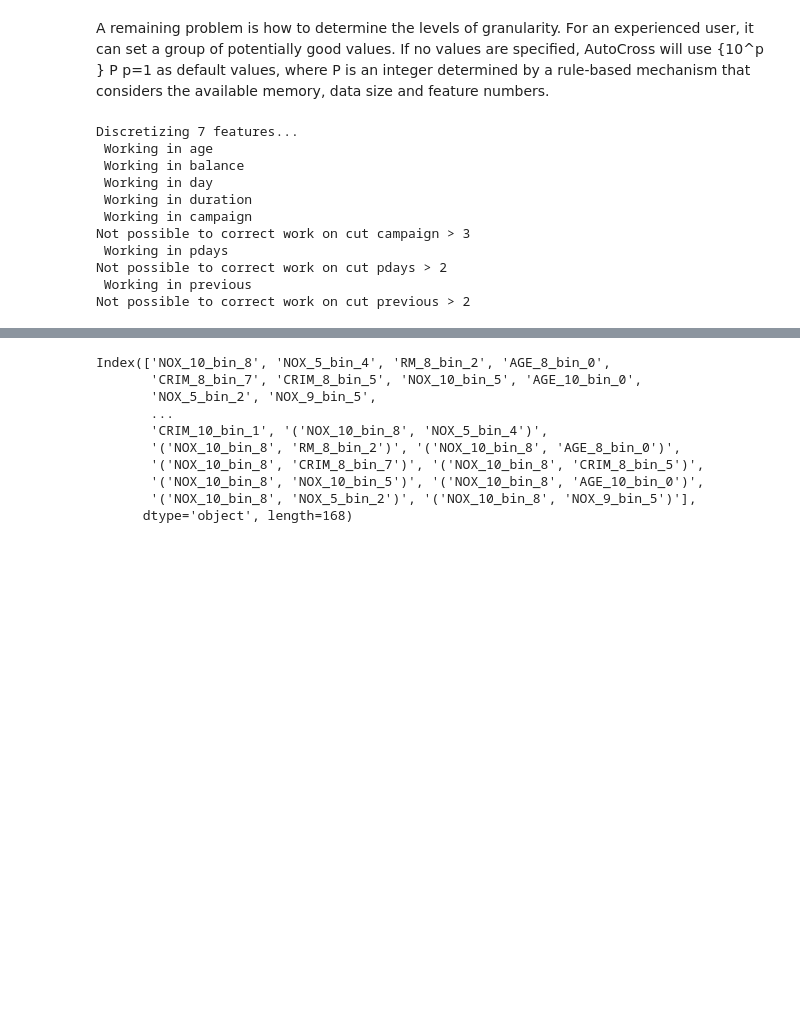
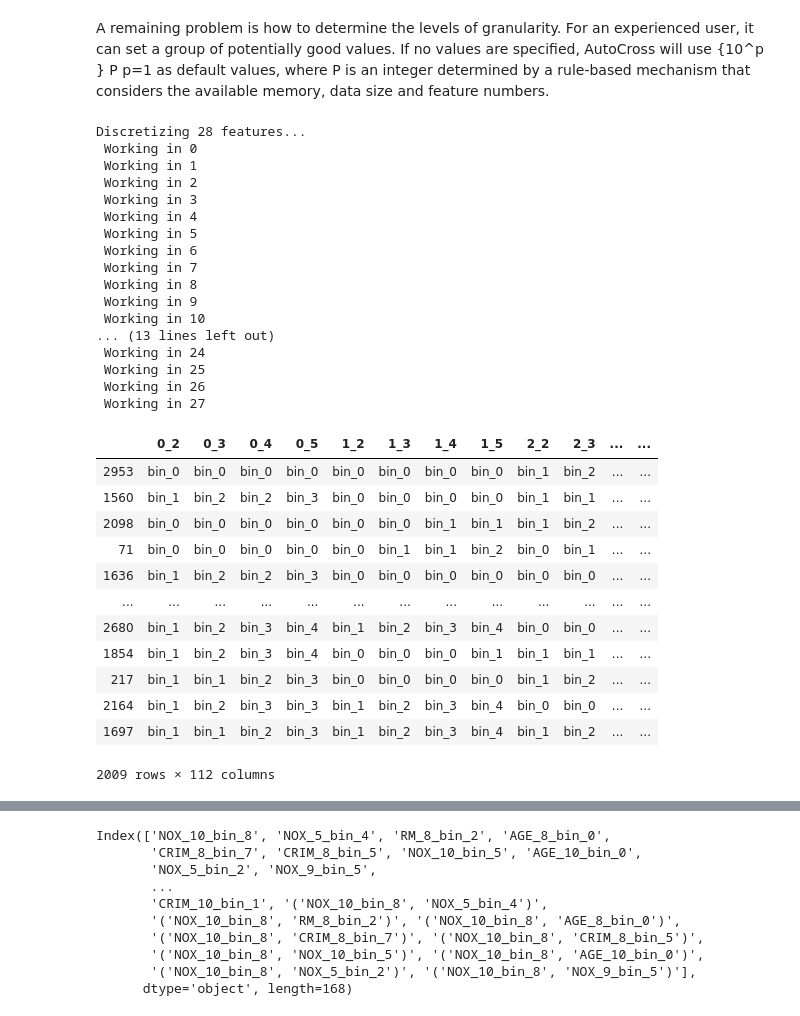
Before and after one commit to FernandoFavoretti/master_AutoML, a Jupyter notebook: articles/Discretization.ipynb, the cells around one changed output, grey strips where cells are left out. Drawn from its saved outputs; the diff is of its cells as text; code cells hidden in the pictures; blank space fills up the shorter version.

```diff
--- a/articles/Discretization.ipynb
+++ b/articles/Discretization.ipynb
@@ -80,7 +84,7 @@ as default values, where P is an integer determined
 by a rule-based mechanism that considers the available memory,
 data size and feature numbers.
 # %%
-def discretize_numeric_features(X_train, X_test, max_gran=10):
+def discretize_numeric_features(X_train, X_test, max_gran=5):
     """
     multi-granularity discretization
     method. The basic idea is simple: instead of using a fine-tuned
@@ -188,7 +192,7 @@ def measure_and_clean_discrete_features(X_train, y_train, X_test, y_test):
             feature_score = {k: np.abs(v) for k,v in feature_score.items()}
 
         sorted_score = sorted(feature_score.items(), key=operator.itemgetter(1), reverse=True)
-        half_features = int(np.floor(len(sorted_score)*0.2))
+        half_features = int(np.floor(len(sorted_score)*0.5))
         return [k[0] for k in sorted_score[:half_features]]
 
     feature_score = {}
@@ -204,14 +208,36 @@ def measure_and_clean_discrete_features(X_train, y_train, X_test, y_test):
 # %%
 X_train_disretized, X_test_discretized, discrete_features = discretize_numeric_features(X_train.copy(), X_test.copy())
 # %% [output]
-Discretizing 7 features...
- Working in age
- Working in balance
- Working in day
- Working in duration
- Working in campaign
-Not possible to correct work on cut campaign > 3
- Working in pdays
-Not possible to correct work on cut pdays > 2
- Working in previous
-Not possible to correct work on cut previous > 2
+Discretizing 28 features...
+ Working in 0
+ Working in 1
+ Working in 2
+ Working in 3
+ Working in 4
+ Working in 5
+ Working in 6
+ Working in 7
+ Working in 8
+ Working in 9
+ Working in 10
+... (13 lines left out)
+ Working in 24
+ Working in 25
+ Working in 26
+ Working in 27
+# %%
+X_train_disretized
+# %% [output]
+|  | 0_2 | 0_3 | 0_4 | 0_5 | 1_2 | 1_3 | 1_4 | 1_5 | 2_2 | 2_3 | ... | ... |
+| 2953 | bin_0 | bin_0 | bin_0 | bin_0 | bin_0 | bin_0 | bin_0 | bin_0 | bin_1 | bin_2 | ... | ... |
+| 1560 | bin_1 | bin_2 | bin_2 | bin_3 | bin_0 | bin_0 | bin_0 | bin_0 | bin_1 | bin_1 | ... | ... |
+| 2098 | bin_0 | bin_0 | bin_0 | bin_0 | bin_0 | bin_0 | bin_1 | bin_1 | bin_1 | bin_2 | ... | ... |
+| 71 | bin_0 | bin_0 | bin_0 | bin_0 | bin_0 | bin_1 | bin_1 | bin_2 | bin_0 | bin_1 | ... | ... |
+| 1636 | bin_1 | bin_2 | bin_2 | bin_3 | bin_0 | bin_0 | bin_0 | bin_0 | bin_0 | bin_0 | ... | ... |
+| ... | ... | ... | ... | ... | ... | ... | ... | ... | ... | ... | ... | ... |
+| 2680 | bin_1 | bin_2 | bin_3 | bin_4 | bin_1 | bin_2 | bin_3 | bin_4 | bin_0 | bin_0 | ... | ... |
+| 1854 | bin_1 | bin_2 | bin_3 | bin_4 | bin_0 | bin_0 | bin_0 | bin_1 | bin_1 | bin_1 | ... | ... |
+| 217 | bin_1 | bin_1 | bin_2 | bin_3 | bin_0 | bin_0 | bin_0 | bin_0 | bin_1 | bin_2 | ... | ... |
+| 2164 | bin_1 | bin_2 | bin_3 | bin_3 | bin_1 | bin_2 | bin_3 | bin_4 | bin_0 | bin_0 | ... | ... |
+| 1697 | bin_1 | bin_1 | bin_2 | bin_3 | bin_1 | bin_2 | bin_3 | bin_4 | bin_1 | bin_2 | ... | ... |
+2009 rows × 112 columns
```
Also changed, not shown: parts of 19 cells of this notebook, 1 other file.
